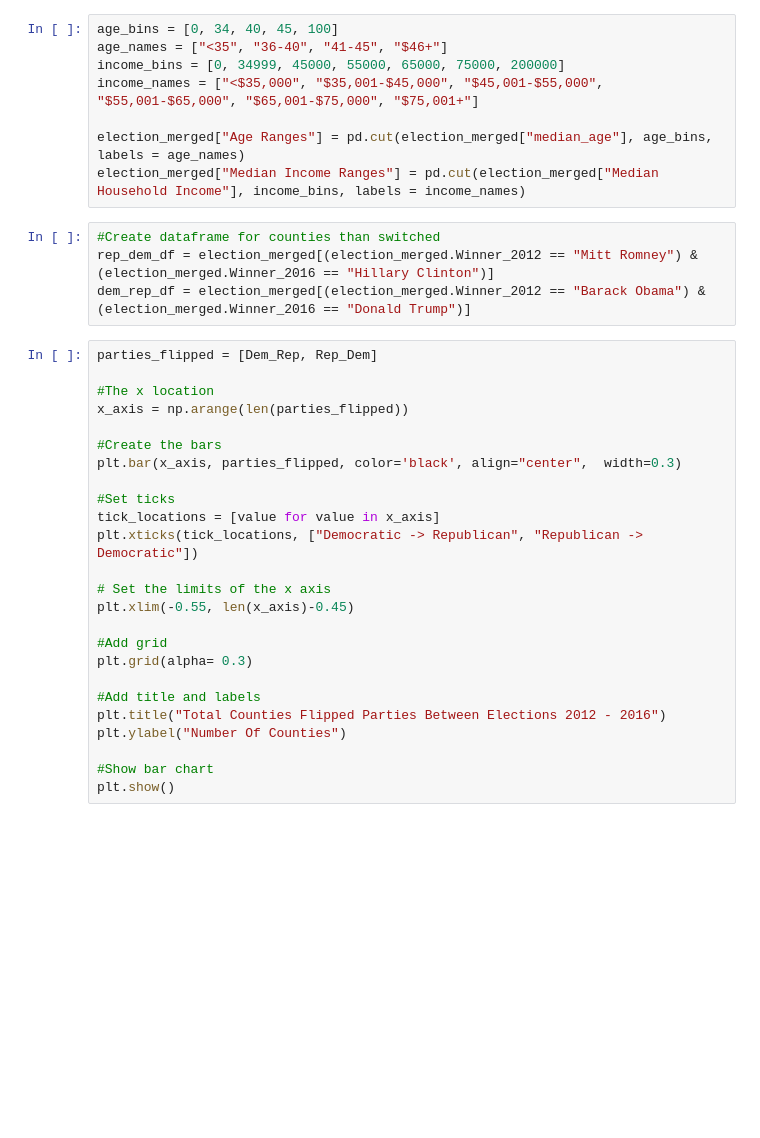
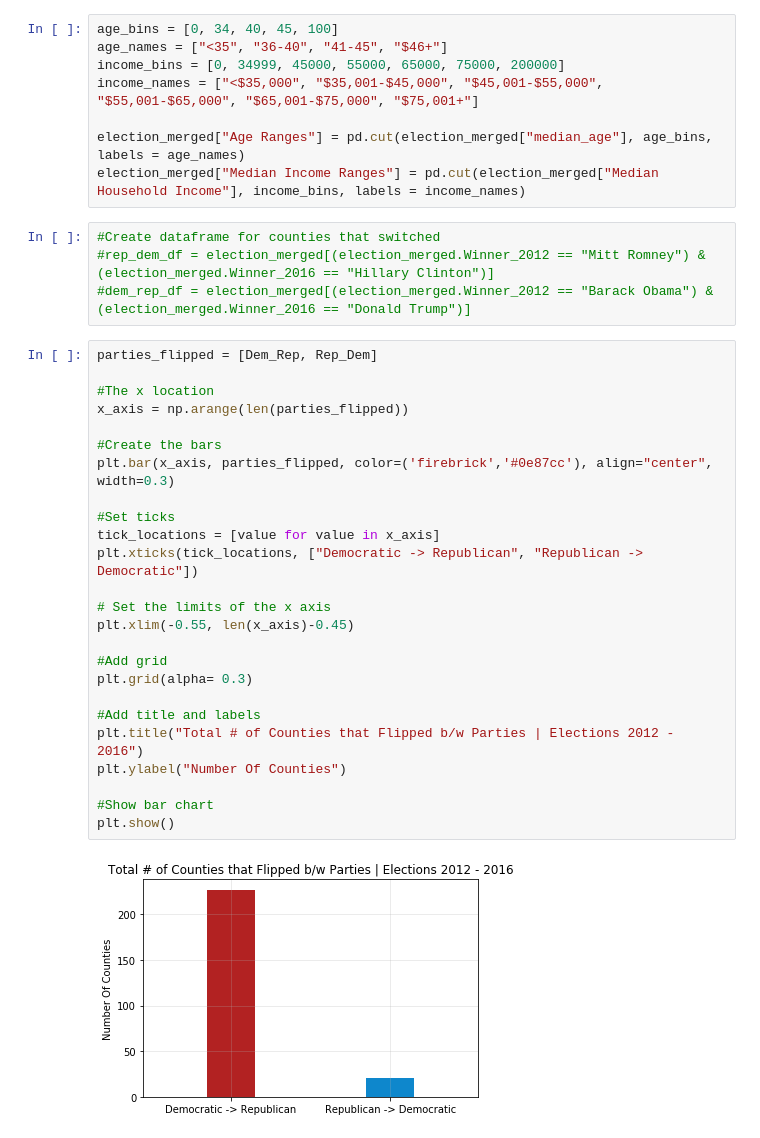
Before and after one commit to muditmathur11/bcmj, a Jupyter notebook: Project/Election_Project.ipynb, the cells around one changed output. Drawn from its saved outputs; the diff is of its cells as text; blank space fills up the shorter version.

Commit message:
Added Graphs, and Presentation

```diff
--- a/Project/Election_Project.ipynb
+++ b/Project/Election_Project.ipynb
@@ -294,34 +322,36 @@ income_names = ["<$35,000", "$35,001-$45,000", "$45,001-$55,000", "$55,001-$65,0
 election_merged["Age Ranges"] = pd.cut(election_merged["median_age"], age_bins, labels = age_names)
 election_merged["Median Income Ranges"] = pd.cut(election_merged["Median Household Income"], income_bins, labels = income_names)
 # %%
-#Create dataframe for counties than switched
-rep_dem_df = election_merged[(election_merged.Winner_2012 == "Mitt Romney") & (election_merged.Winner_2016 == "Hillary Clinton")]
-dem_rep_df = election_merged[(election_merged.Winner_2012 == "Barack Obama") & (election_merged.Winner_2016 == "Donald Trump")]
+#Create dataframe for counties that switched
+#rep_dem_df = election_merged[(election_merged.Winner_2012 == "Mitt Romney") & (election_merged.Winner_2016 == "Hillary Clinton")]
+#dem_rep_df = election_merged[(election_merged.Winner_2012 == "Barack Obama") & (election_merged.Winner_2016 == "Donald Trump")]
 # %%
 parties_flipped = [Dem_Rep, Rep_Dem]
 
 #The x location
 x_axis = np.arange(len(parties_flipped))
 
 #Create the bars
-plt.bar(x_axis, parties_flipped, color='black', align="center",  width=0.3)
+plt.bar(x_axis, parties_flipped, color=('firebrick','#0e87cc'), align="center",  width=0.3)
 
 #Set ticks
 tick_locations = [value for value in x_axis]
 plt.xticks(tick_locations, ["Democratic -> Republican", "Republican -> Democratic"])
 
 # Set the limits of the x axis
 plt.xlim(-0.55, len(x_axis)-0.45)
 
 #Add grid
 plt.grid(alpha= 0.3)
 
 #Add title and labels
-plt.title("Total Counties Flipped Parties Between Elections 2012 - 2016")
+plt.title("Total # of Counties that Flipped b/w Parties | Elections 2012 - 2016")
 plt.ylabel("Number Of Counties")
 
 #Show bar chart
 plt.show()
+# %% [output]
+[figure, added]
 # %%
 switch_sum = dem_rep_df.sum()
 
```
Also changed, not shown: parts of 25 cells of this notebook, 40 other files.
